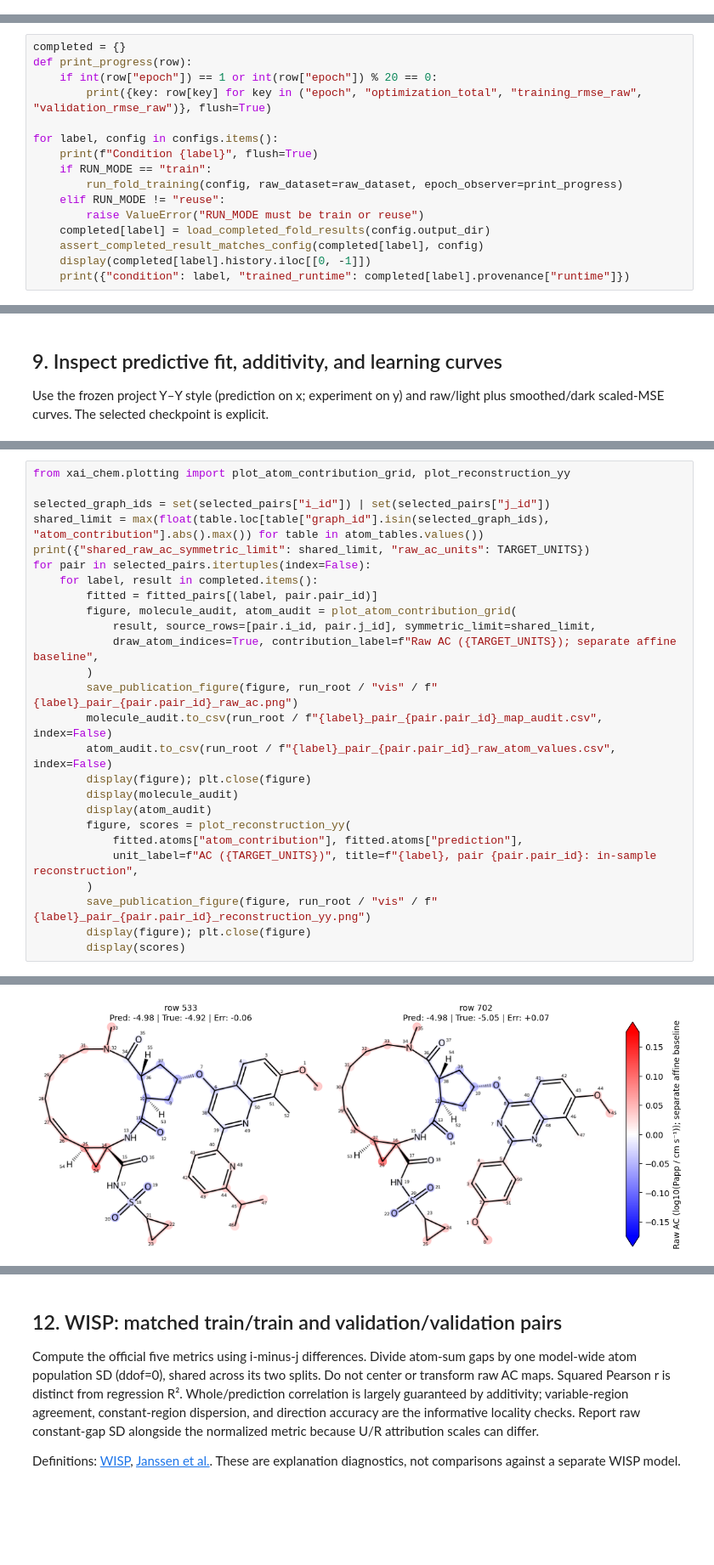
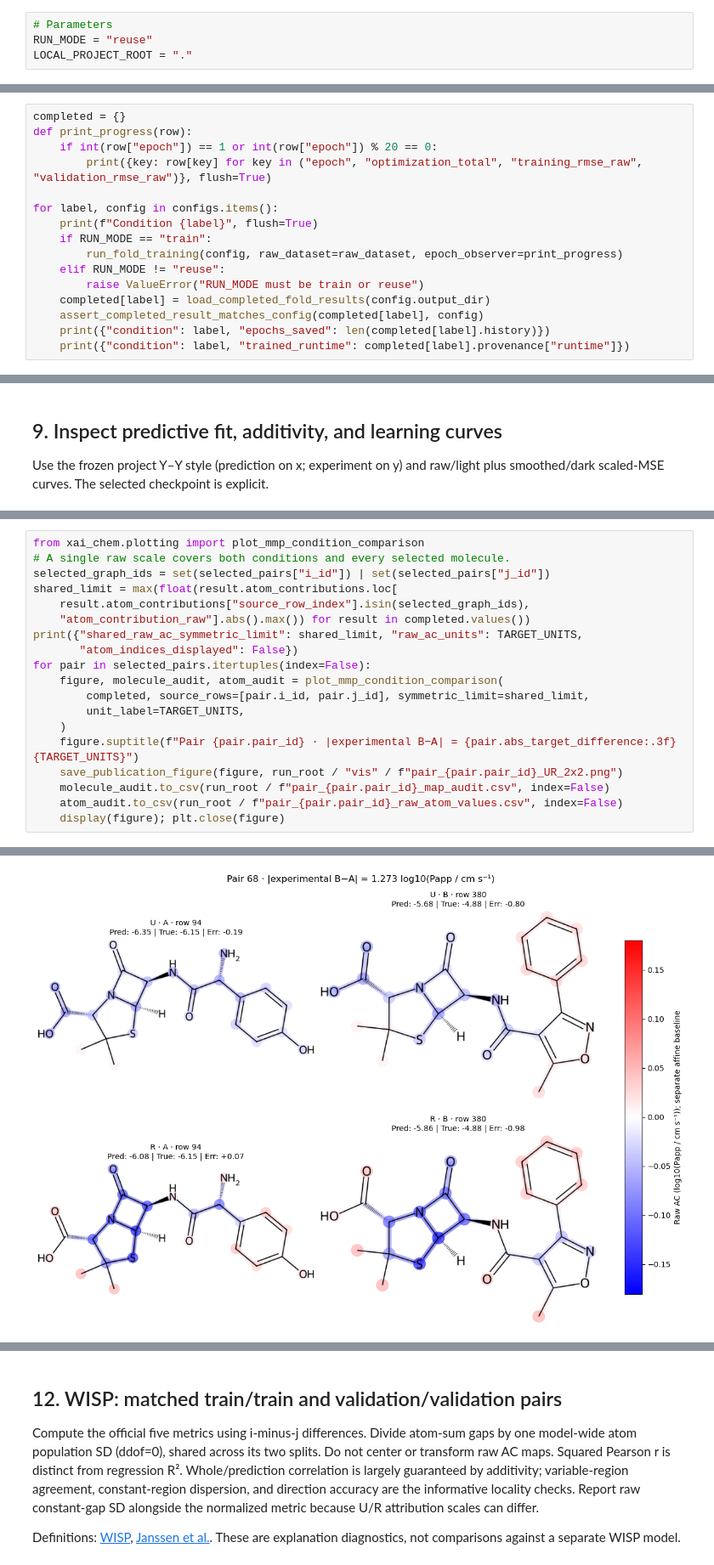
Before and after one commit to yu-tateyan-15/XAI-Chem-SPIRE, a Jupyter notebook: test_sample/output/executed_notebooks/caco2_executed.ipynb, the cells around one changed output, grey strips where cells are left out. Shown at 85% size. Cells and saved outputs as stored; diff of their text form; blank space fills up the shorter version.

```diff
--- a/test_sample/output/executed_notebooks/caco2_executed.ipynb
+++ b/test_sample/output/executed_notebooks/caco2_executed.ipynb
@@ -21,6 +22,10 @@ RUN_MODE = "train"
 RUN_NAME = "caco2_transfer"
 CHECKPOINT_PATH = "checkpoints/chemeleon_mp.pt"
 CACHE_DIRECTORY = "test_sample/output/caco2_transfer/representations"
+# %%
+# Parameters
+RUN_MODE = "reuse"
+LOCAL_PROJECT_ROOT = "."
 # %% [markdown]
 ## 1. Runtime and public API
 # %%
@@ -285,7 +237,7 @@ for label, config in configs.items():
         raise ValueError("RUN_MODE must be train or reuse")
     completed[label] = load_completed_fold_results(config.output_dir)
     assert_completed_result_matches_config(completed[label], config)
-    display(completed[label].history.iloc[[0, -1]])
+    print({"condition": label, "epochs_saved": len(completed[label].history)})
     print({"condition": label, "trained_runtime": completed[label].provenance["runtime"]})
 # %% [output]
 Condition U
@@ -571,27 +382,20 @@ log10(Papp / cm s⁻¹). These maps follow the existing project renderer.
 # %%
-from xai_chem.plotting import plot_atom_contribution_grid, plot_reconstruction_yy
-
+from xai_chem.plotting import plot_mmp_condition_comparison
+# A single raw scale covers both conditions and every selected molecule.
 selected_graph_ids = set(selected_pairs["i_id"]) | set(selected_pairs["j_id"])
-shared_limit = max(float(table.loc[table["graph_id"].isin(selected_graph_ids), "atom_contribution"].abs().max()) for table in atom_tables.values())
-print({"shared_raw_ac_symmetric_limit": shared_limit, "raw_ac_units": TARGET_UNITS})
+shared_limit = max(float(result.atom_contributions.loc[
+    result.atom_contributions["source_row_index"].isin(selected_graph_ids),
+    "atom_contribution_raw"].abs().max()) for result in completed.values())
+print({"shared_raw_ac_symmetric_limit": shared_limit, "raw_ac_units": TARGET_UNITS,
+       "atom_indices_displayed": False})
 for pair in selected_pairs.itertuples(index=False):
-    for label, result in completed.items():
-        fitted = fitted_pairs[(label, pair.pair_id)]
-        figure, molecule_audit, atom_audit = plot_atom_contribution_grid(
-            result, source_rows=[pair.i_id, pair.j_id], symmetric_limit=shared_limit,
-            draw_atom_indices=True, contribution_label=f"Raw AC ({TARGET_UNITS}); separate affine baseline",
-        )
-        save_publication_figure(figure, run_root / "vis" / f"{label}_pair_{pair.pair_id}_raw_ac.png")
-        molecule_audit.to_csv(run_root / f"{label}_pair_{pair.pair_id}_map_audit.csv", index=False)
-        atom_audit.to_csv(run_root / f"{label}_pair_{pair.pair_id}_raw_atom_values.csv", index=False)
-        display(figure); plt.close(figure)
-        display(molecule_audit)
-        display(atom_audit)
-        figure, scores = plot_reconstruction_yy(
-            fitted.atoms["atom_contribution"], fitted.atoms["prediction"],
-            unit_label=f"AC ({TARGET_UNITS})", title=f"{label}, pair {pair.pair_id}: in-sample reconstruction",
-        )
-        save_publication_figure(figure, run_root / "vis" / f"{label}_pair_{pair.pair_id}_reconstruction_yy.png")
-        display(figure); plt.close(figure)
-        display(scores)
+    figure, molecule_audit, atom_audit = plot_mmp_condition_comparison(
+        completed, source_rows=[pair.i_id, pair.j_id], symmetric_limit=shared_limit,
+        unit_label=TARGET_UNITS,
+    )
+    figure.suptitle(f"Pair {pair.pair_id} · |experimental B−A| = {pair.abs_target_difference:.3f} {TARGET_UNITS}")
+    save_publication_figure(figure, run_root / "vis" / f"pair_{pair.pair_id}_UR_2x2.png")
+    molecule_audit.to_csv(run_root / f"pair_{pair.pair_id}_map_audit.csv", index=False)
+    atom_audit.to_csv(run_root / f"pair_{pair.pair_id}_raw_atom_values.csv", index=False)
+    display(figure); plt.close(figure)
 # %% [output]
@@ -599 +403 @@ for pair in selected_pairs.itertuples(index=False):
-[figure, old version]
+[figure, new version]
```
Also changed, not shown: parts of 21 cells of this notebook, 10 other files.
